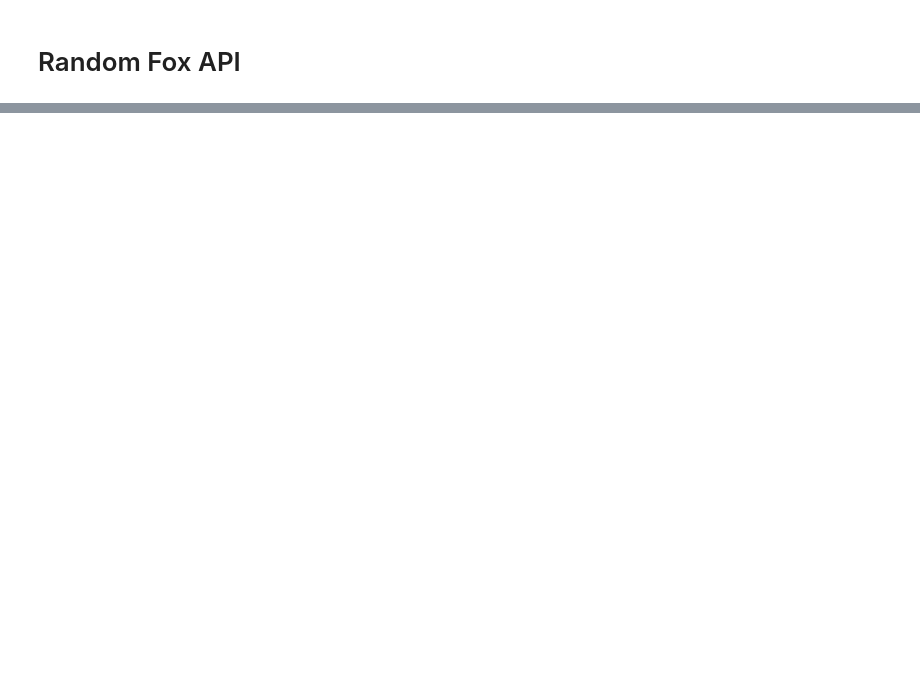
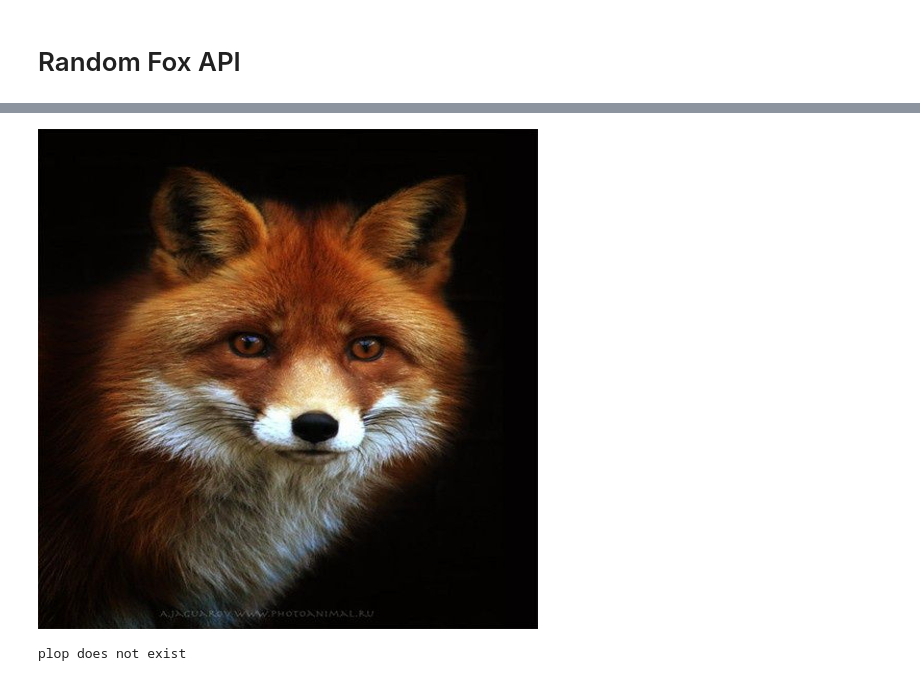
Before and after one commit to stefano-sosa/random-fox-and-the-cat, a Jupyter notebook: random-fox-api/randomfoxapi-test.ipynb, the cells around one changed output, grey strips where cells are left out. Saved outputs shown, nothing was run; the diff lists cells and outputs as text; code cells hidden in the pictures; blank space fills up the shorter version.

```diff
--- a/random-fox-api/randomfoxapi-test.ipynb
+++ b/random-fox-api/randomfoxapi-test.ipynb
@@ -24,0 +27,5 @@ Image.open(BytesIO(imagereq.content))
+# %%
+fox.resize_image([500,500])
+fox.img
+# %% [output]
+[figure, added]
@@ -24,0 +40,4 @@ Image.open(BytesIO(imagereq.content))
+# %%
+fox.save_image(name='resized_fox_can_not_be_saved',path='plop')
+# %% [output]
+plop does not exist
```
Also changed, not shown: parts of 20 cells of this notebook.
